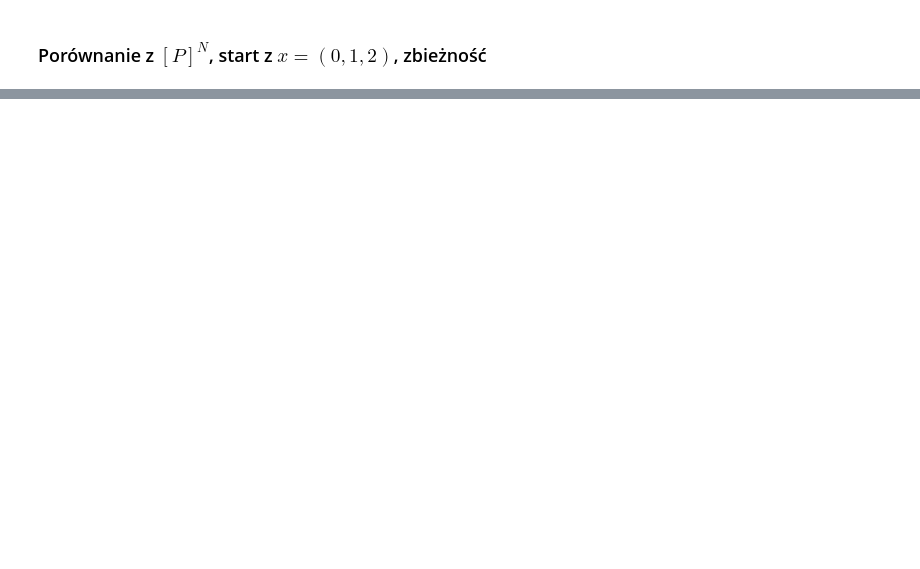
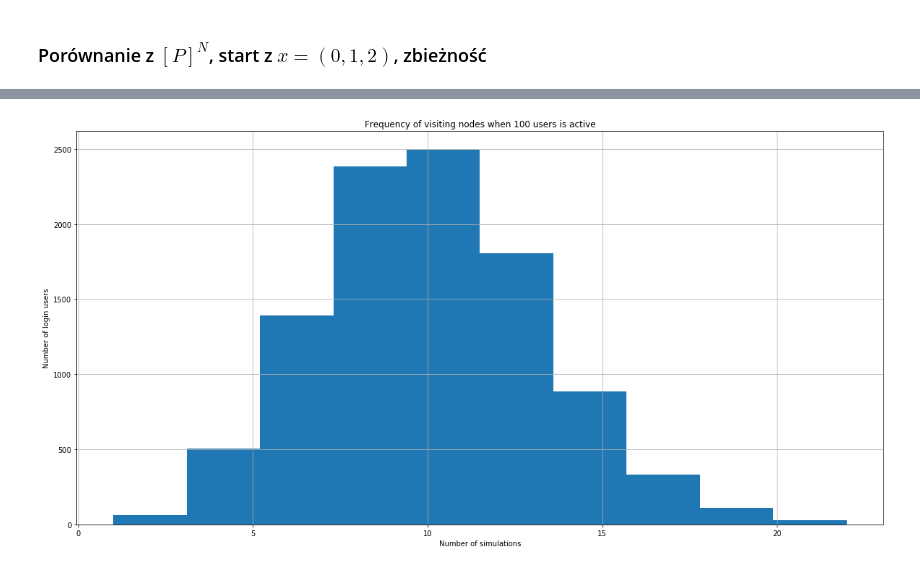
Before and after one commit to pajelonek/Statistical_Methods, a Jupyter notebook: Statystyka_2.ipynb, the cells around one changed output, grey strips where cells are left out. Drawn from its saved outputs; the diff is of its cells as text; code cells hidden in the pictures; blank space fills up the shorter version.

```diff
--- a/Statystyka_2.ipynb
+++ b/Statystyka_2.ipynb
@@ -148,0 +221,47 @@ Percentage of visiting node 2 equals 0.0904
+# %%
+def calculate_new_state(user_state, prob_login, prob_logout, random):
+    if not user_state:
+        if random < prob_login:
+            return True
+        else:
+            return False
+    else:
+        if random < prob_logout:
+            return False
+        else:
+            return True
+# %%
+def prob_logout(x):
+    return 1 - (0.008*x + 0.1)
+# %%
+def simulate_markov_frequency2(users, prob_login, n_users, active_users):
+    for user_state in range(0, n_users):
+        old_state = user_state
+        new_state = calculate_new_state(user_state, prob_login, prob_logout(active_users), random.uniform(0, 1))
+        if old_state is True and new_state is False:
+            active_users -= 1
+        if old_state is False and new_state is True:
+            active_users += 1
+        users[user_state] = new_state
+    state_node = 0
+    for user_state in users:
+        if user_state is True:
+            state_node += 1
+    return state_node
+# %%
+n_users = 100
+users = [False] * n_users
+prob_login = 0.2
+N = 10000
+y = []
+active_users = 0
+for n in range(N):
+    y.append(simulate_markov_frequency2(users, prob_login, n_users, active_users))
+plt.grid()
+plt.title('Frequency of visiting nodes when 100 users is active')
+plt.xlabel('Number of simulations')
+plt.ylabel('Number of login users')
+plt.rcParams["figure.figsize"]=(20, 10)
+_=plt.hist(y)
+# %% [output]
+[figure, added]
```
Also changed, not shown: parts of 7 cells of this notebook.
